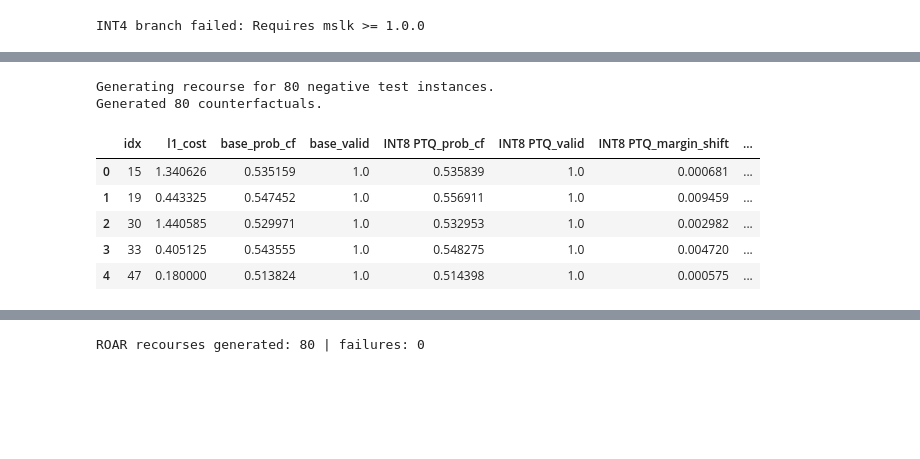
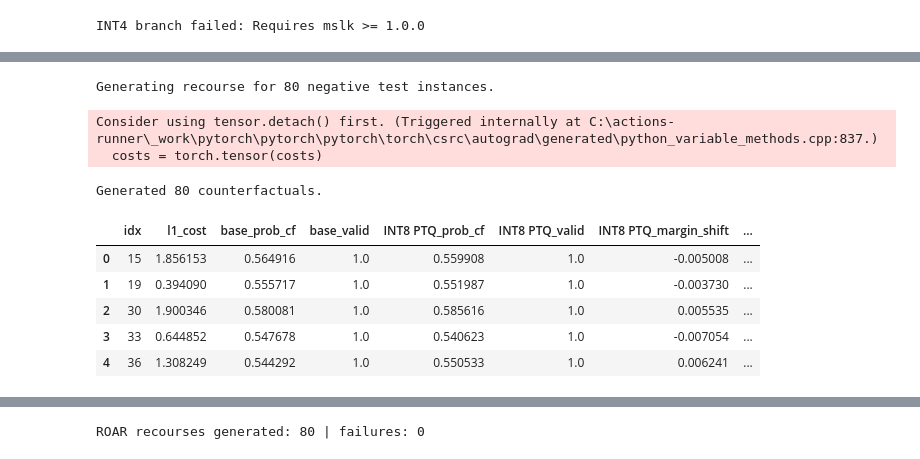
Before and after one commit to HashirA123/quantized_recourse, a Jupyter notebook: experiments.ipynb, the cells around one changed output, grey strips where cells are left out. Saved outputs shown, nothing was run; the diff lists cells and outputs as text; code cells hidden in the pictures; blank space fills up the shorter version.

```diff
--- a/experiments.ipynb
+++ b/experiments.ipynb
@@ -183,10 +243,11 @@ class Metrics:
 def evaluate_model(model, X_tensor, y_tensor, criterion):
     model.eval()
     with torch.no_grad():
-        logits = model(X_tensor)
-        loss = criterion(logits, y_tensor).item()
-        probs = torch.sigmoid(logits).cpu().numpy()
-        y_true = y_tensor.cpu().numpy()
+        probs_2 = model(X_tensor)
+        probs_1 = probs_2[:, 1]
+        loss = criterion(probs_1, y_tensor).item()
+        probs = probs_1.cpu().numpy()
+        y_true = (y_tensor.cpu().numpy() >= DECISION_THRESHOLD).astype(np.int32)
         y_pred = (probs >= DECISION_THRESHOLD).astype(np.int32)
         acc = accuracy_score(y_true, y_pred)
         try:
@@ -197,14 +258,14 @@ def evaluate_model(model, X_tensor, y_tensor, criterion):
 
 
 def train_model(model, train_loader, X_val, y_val, epochs=20, lr=1e-3):
-    criterion = nn.BCEWithLogitsLoss()
+    criterion = nn.BCELoss()
     optimizer = optim.Adam(model.parameters(), lr=lr)
     model.train()
     for epoch in range(epochs):
         for xb, yb in train_loader:
             optimizer.zero_grad()
-            logits = model(xb)
-            loss = criterion(logits, yb)
+            probs_1 = model(xb)[:, 1]
+            loss = criterion(probs_1, yb)
             loss.backward()
             optimizer.step()
         if (epoch + 1) % 5 == 0 or epoch == epochs - 1:
@@ -479,83 +441,78 @@ class NotebookPROBE:
 # Select negatives under the FP32 base model
 base_model.eval()
 with torch.no_grad():
-    test_probs_base = torch.sigmoid(base_model(X_test_tensor)).cpu().numpy()
+    test_probs_base = base_model(X_test_tensor)[:, 1].cpu().numpy()
 
 neg_indices = np.where(test_probs_base < DECISION_THRESHOLD)[0]
 n_use = min(REC_N_SAMPLES, len(neg_indices))
 selected_idx = neg_indices[:n_use]
 print(f"Generating recourse for {n_use} negative test instances.")
 
-recourse_engine = NotebookPROBE(
-    lr=0.03,
-    lambda_param=0.02,
-    n_iter=700,
-    target_prob=0.55,
-    invalidation_target=0.35,
-    noise_variance=0.01,
-    n_noise_samples=32,
-)
+probe = PROBE()
 
 generated = []
 for idx in selected_idx:
     x0 = data["X_test"].iloc[idx].to_numpy(dtype=np.float32)
-    x_cf, meta = recourse_engine.get_recourse(
-        base_model, x0, feature_min=data["feature_min"], feature_max=data["feature_max"]
-    )
+    x_cf = probe.get_recourse(base_model, x0.reshape(1, -1))
+    xcf_t = torch.tensor(x_cf, dtype=torch.float32).reshape(1, -1)
+    with torch.no_grad():
+        base_prob = base_model(xcf_t)[:, 1].item()
     generated.append(
         {
             "idx": int(idx),
             "x0": x0,
             "xcf": x_cf,
-            "base_prob_cf": meta["base_prob"],
-            "base_ir_cf": meta["invalidation_rate"],
-            "l1_cost": meta["l1_cost"],
+            "base_prob_cf": base_prob,
+            "base_ir_cf": np.nan,
+            "l1_cost": float(np.linalg.norm(x_cf - x0, ord=1)),
         }
     )
 
 print(f"Generated {len(generated)} counterfactuals.")
 # %% [output]
 Generating recourse for 80 negative test instances.
-Generated 80 counterfactuals.
+Consider using tensor.detach() first. (Triggered internally at C:\actions-runner\_work\pytorch\pytorch\pytorch\torch\csrc\autograd\generated\python_variable_methods.cpp:837.)
+  costs = torch.tensor(costs)
+Generated 80 counterfactuals.
 # %%
 future_models = {
     "INT8 PTQ": ptq_int8_model,
     "INT8 QAT": qat_int8_model,
 }
 if int4_model is not None and int4_status == "ok":
     future_models["INT4 PTQ (optional)"] = int4_model
 
 rows = []
 for item in generated:
     xcf_t = torch.tensor(item["xcf"], dtype=torch.float32).reshape(1, -1)
     with torch.no_grad():
-        base_prob = torch.sigmoid(base_model(xcf_t)).item()
+        base_prob = base_model(xcf_t)[:, 1].item()
 
     record = {
         "idx": item["idx"],
         "l1_cost": item["l1_cost"],
         "base_prob_cf": base_prob,
         "base_valid": float(base_prob >= DECISION_THRESHOLD),
     }
 
     for name, model in future_models.items():
         with torch.no_grad():
-            p = torch.sigmoid(model(xcf_t.cpu())).item()
+            p = model(xcf_t.cpu())[:, 1].item()
         record[f"{name}_prob_cf"] = p
         record[f"{name}_valid"] = float(p >= DECISION_THRESHOLD)
         record[f"{name}_margin_shift"] = p - base_prob
 
     rows.append(record)
 
 recourse_transfer_df = pd.DataFrame(rows)
 recourse_transfer_df.head()
 # %% [output]
 |  | idx | l1_cost | base_prob_cf | base_valid | INT8 PTQ_prob_cf | INT8 PTQ_valid | INT8 PTQ_margin_shift | ... |
-| 0 | 15 | 1.340626 | 0.535159 | 1.0 | 0.535839 | 1.0 | 0.000681 | ... |
-| 1 | 19 | 0.443325 | 0.547452 | 1.0 | 0.556911 | 1.0 | 0.009459 | ... |
-| 2 | 30 | 1.440585 | 0.529971 | 1.0 | 0.532953 | 1.0 | 0.002982 | ... |
-| 3 | 33 | 0.405125 | 0.543555 | 1.0 | 0.548275 | 1.0 | 0.004720 | ... |
-| 4 | 47 | 0.180000 | 0.513824 | 1.0 | 0.514398 | 1.0 | 0.000575 | ... |
+| 0 | 15 | 1.856153 | 0.564916 | 1.0 | 0.559908 | 1.0 | -0.005008 | ... |
+| 1 | 19 | 0.394090 | 0.555717 | 1.0 | 0.551987 | 1.0 | -0.003730 | ... |
+| 2 | 30 | 1.900346 | 0.580081 | 1.0 | 0.585616 | 1.0 | 0.005535 | ... |
+| 3 | 33 | 0.644852 | 0.547678 | 1.0 | 0.540623 | 1.0 | -0.007054 | ... |
+| 4 | 36 | 1.308249 | 0.544292 | 1.0 | 0.550533 | 1.0 | 0.006241 | ... |
 # %%
 summary_rows = []
 base_valid_rate = recourse_transfer_df["base_valid"].mean() if len(recourse_transfer_df) else np.nan
```
Also changed, not shown: parts of 23 cells of this notebook, 7 other files.
